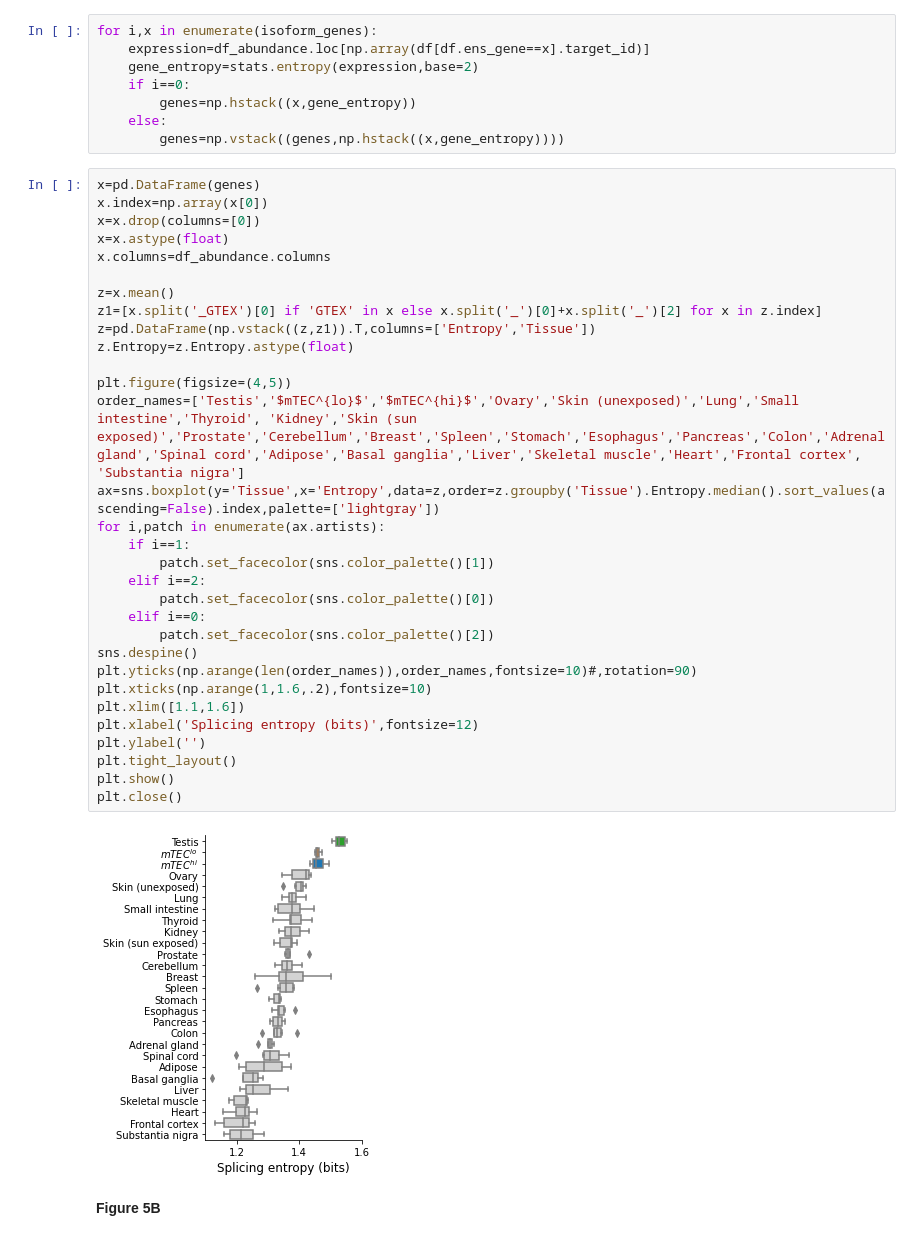
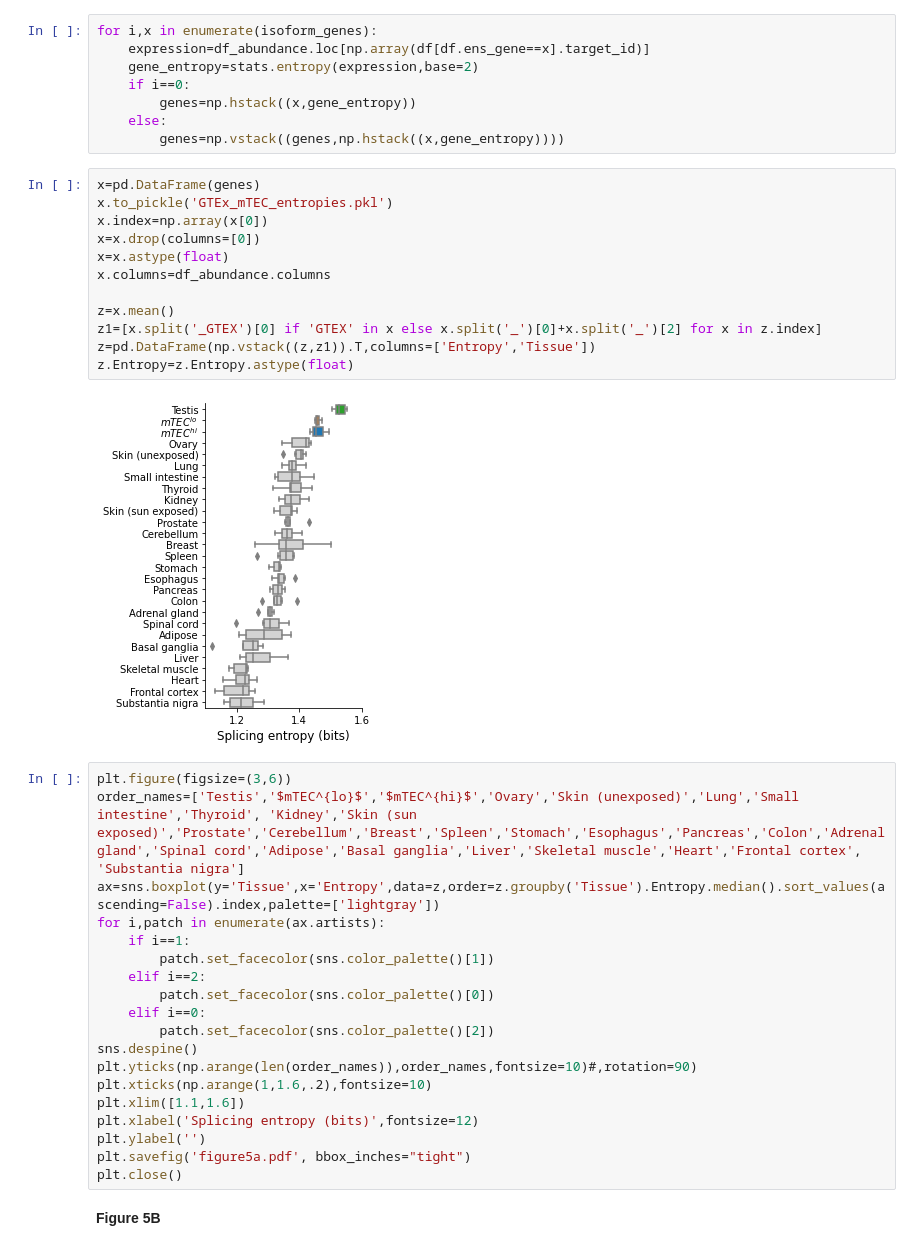
Before and after one commit to meyer-lab-cshl/transcriptomic-diversity-human-mTECs, a Jupyter notebook: Main_Figures/Figure5.ipynb, the cells around one changed output. Drawn from its saved outputs; the diff is of its cells as text.

Commit message:
add figure export and filesizes; combined files

```diff
--- a/Main_Figures/Figure5.ipynb
+++ b/Main_Figures/Figure5.ipynb
@@ -23,19 +23,22 @@ for i,x in enumerate(isoform_genes):
         genes=np.hstack((x,gene_entropy))
     else:
         genes=np.vstack((genes,np.hstack((x,gene_entropy))))
+# %%
+x=pd.DataFrame(genes)
+x.to_pickle('GTEx_mTEC_entropies.pkl')
+x.index=np.array(x[0])
+x=x.drop(columns=[0])
+x=x.astype(float)
+x.columns=df_abundance.columns
+
+z=x.mean()
+z1=[x.split('_GTEX')[0] if 'GTEX' in x else x.split('_')[0]+x.split('_')[2] for x in z.index]
+z=pd.DataFrame(np.vstack((z,z1)).T,columns=['Entropy','Tissue'])
+z.Entropy=z.Entropy.astype(float)
+# %% [output]
+[figure, added]
 # %%
-x=pd.DataFrame(genes)
-x.index=np.array(x[0])
-x=x.drop(columns=[0])
-x=x.astype(float)
-x.columns=df_abundance.columns
-
-z=x.mean()
-z1=[x.split('_GTEX')[0] if 'GTEX' in x else x.split('_')[0]+x.split('_')[2] for x in z.index]
-z=pd.DataFrame(np.vstack((z,z1)).T,columns=['Entropy','Tissue'])
-z.Entropy=z.Entropy.astype(float)
-
-plt.figure(figsize=(4,5))
+plt.figure(figsize=(3,6))
 order_names=['Testis','$mTEC^{lo}$','$mTEC^{hi}$','Ovary','Skin (unexposed)','Lung','Small intestine','Thyroid', 'Kidney','Skin (sun exposed)','Prostate','Cerebellum','Breast','Spleen','Stomach','Esophagus','Pancreas','Colon','Adrenal gland','Spinal cord','Adipose','Basal ganglia','Liver','Skeletal muscle','Heart','Frontal cortex', 'Substantia nigra']
 ax=sns.boxplot(y='Tissue',x='Entropy',data=z,order=z.groupby('Tissue').Entropy.median().sort_values(ascending=False).index,palette=['lightgray'])
 for i,patch in enumerate(ax.artists):
@@ -51,11 +54,8 @@ plt.xticks(np.arange(1,1.6,.2),fontsize=10)
 plt.xlim([1.1,1.6])
 plt.xlabel('Splicing entropy (bits)',fontsize=12)
 plt.ylabel('')
-plt.tight_layout()
-plt.show()
+plt.savefig('figure5a.pdf', bbox_inches="tight")
 plt.close()
-# %% [output]
-[figure, removed]
 # %% [markdown]
 **Figure 5B**
 # %%
```
Also changed, not shown: parts of 6 cells of this notebook.
